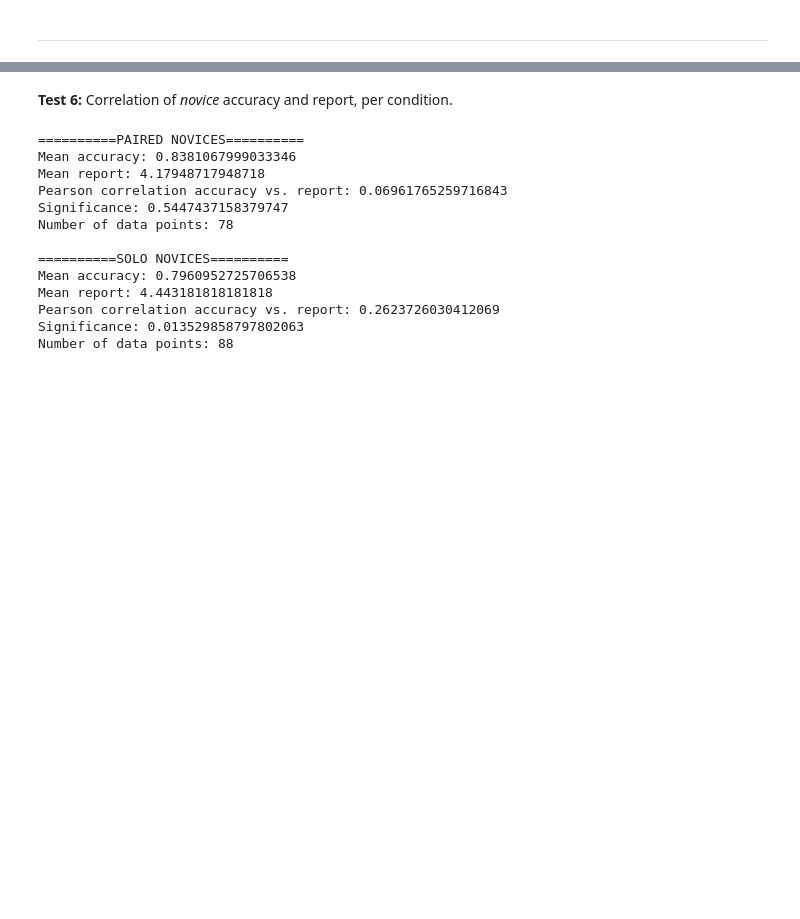
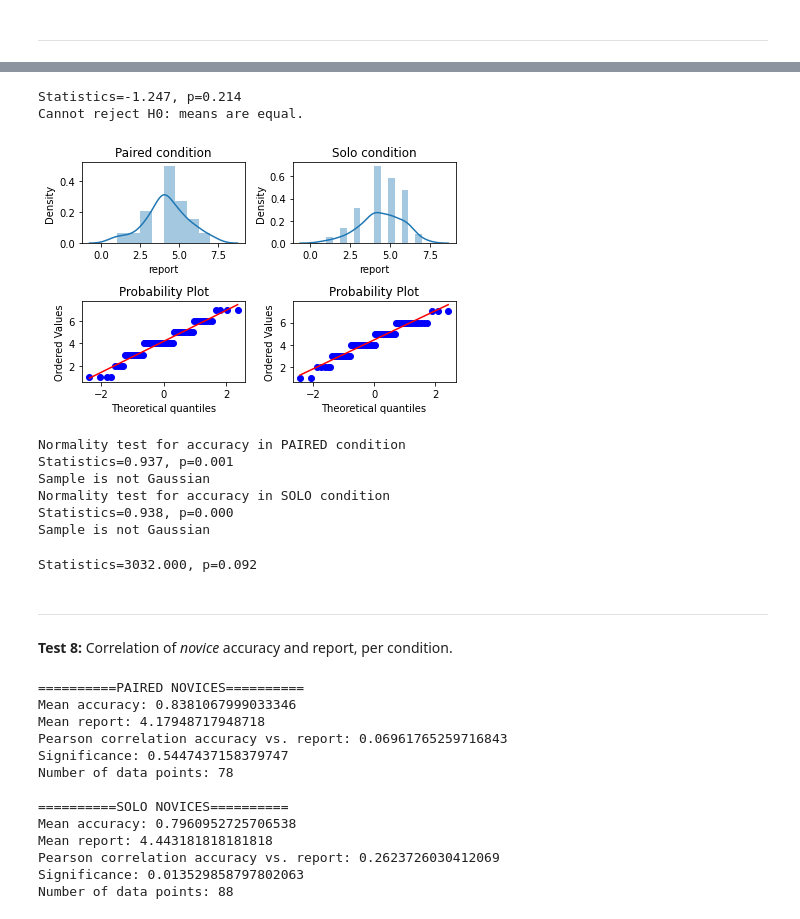
Before and after one commit to EAndrade-Lotero/SPUoDLL, a Jupyter notebook: Results.ipynb, the cells around one changed output, grey strips where cells are left out. Drawn from its saved outputs; the diff is of its cells as text; code cells hidden in the pictures; blank space fills up the shorter version.

```diff
--- a/Results.ipynb
+++ b/Results.ipynb
@@ -595,0 +694,20 @@ Text(0.5, 1.0, 'Single')
+# %%
+report_dyads = filter_variables(report_understanding, {
+    'treatment==':'dyad',
+    'expertise==':'novices'}
+                                 )[['player','report']]
+
+print("="*10+"PAIRED NOVICES"+"="*10)
+print("Mean report:", report_dyads['report'].mean())
+print("Standard deviation report:", report_dyads['report'].std())
+print("Number of data points:", report_dyads.shape[0])
+
+print("")
+
+report_solo = filter_variables(report_understanding, {
+    'treatment==':'single',
+    'expertise==':'novices'}
+                                 )[['player','report']]
+print("Mean report:", report_solo['report'].mean())
+print("Standard deviation report:", report_solo['report'].std())
+print("Number of data points:", report_solo.shape[0])
@@ -596,5 +723,59 @@ Text(0.5, 1.0, 'Single')
+# %%
+stat, p = stats.ttest_ind(report_dyads['report'],report_solo['report'],)
+print('Statistics=%.3f, p=%.3f' % (stat, p))
+if p < 0.05:
+    print('Reject H0: means are not equal.')
+else:
+    print('Cannot reject H0: means are equal.')
+# %% [output]
+Statistics=-1.247, p=0.214
+Cannot reject H0: means are equal.
+# %%
+fig,ax = plt.subplots(2,2)
+ax[0,0].set_title("Paired condition")
+ax[0,1].set_title("Solo condition")
+sns.distplot(report_dyads['report'], ax=ax[0,0])
+sns.distplot(report_solo['report'], ax=ax[0,1])
+stats.probplot(report_dyads['report'], dist="norm", plot=ax[1,0])
+stats.probplot(report_solo['report'], dist="norm", plot=ax[1,1])
+plt.tight_layout()
+# %% [output]
+[figure, added]
+# %%
+stat, p = stats.shapiro(report_dyads['report'])
+print('Normality test for accuracy in PAIRED condition')
+print('Statistics=%.3f, p=%.3f' % (stat, p))
+if p < 0.05:
+    print('Sample is not Gaussian')
+else:
+    print('Sample is Gaussian')
+
+stat, p = stats.shapiro(report_solo['report'])
+print('Normality test for accuracy in SOLO condition')
+print('Statistics=%.3f, p=%.3f' % (stat, p))
+if p < 0.05:
+    print('Sample is not Gaussian')
+else:
+    print('Sample is Gaussian')
+# %% [output]
+Normality test for accuracy in PAIRED condition
+Statistics=0.937, p=0.001
+Sample is not Gaussian
+Normality test for accuracy in SOLO condition
+Statistics=0.938, p=0.000
+Sample is not Gaussian
+# %%
+stat, p = stats.mannwhitneyu(
+    report_dyads['report'],
+    report_solo['report']
+)
+print('Statistics=%.3f, p=%.3f' % (stat, p))
+# %% [output]
+Statistics=3032.000, p=0.092
+# %% [markdown]
+---
 # %% [markdown]
-**Test 6:** Correlation of *novice* accuracy and report, per condition.
+**Test 8:** Correlation of *novice* accuracy and report, per condition.
 # %%
 report_dyads = filter_variables(report_understanding, {
     'treatment==':'dyad',
```
Also changed, not shown: parts of 31 cells of this notebook.
